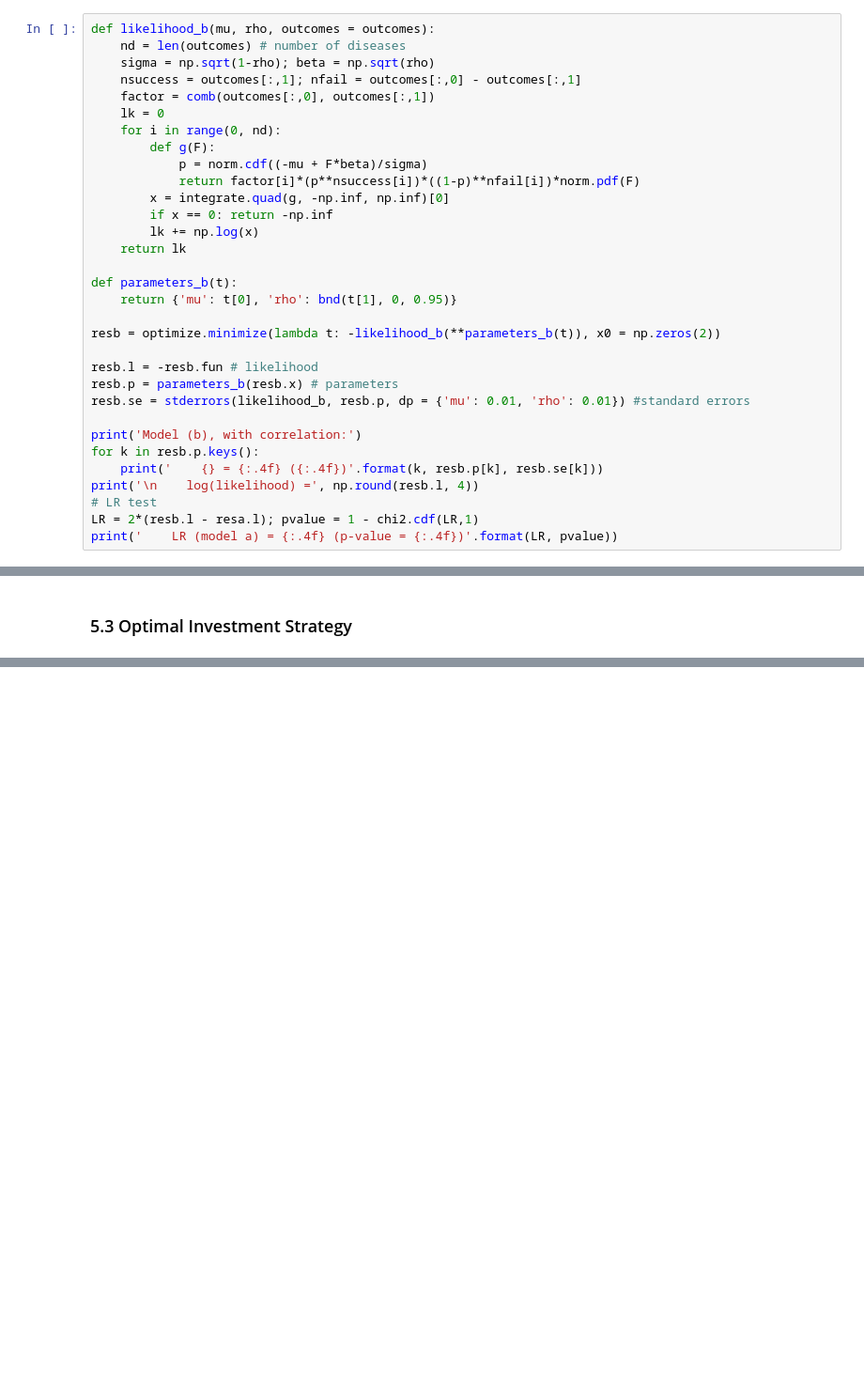
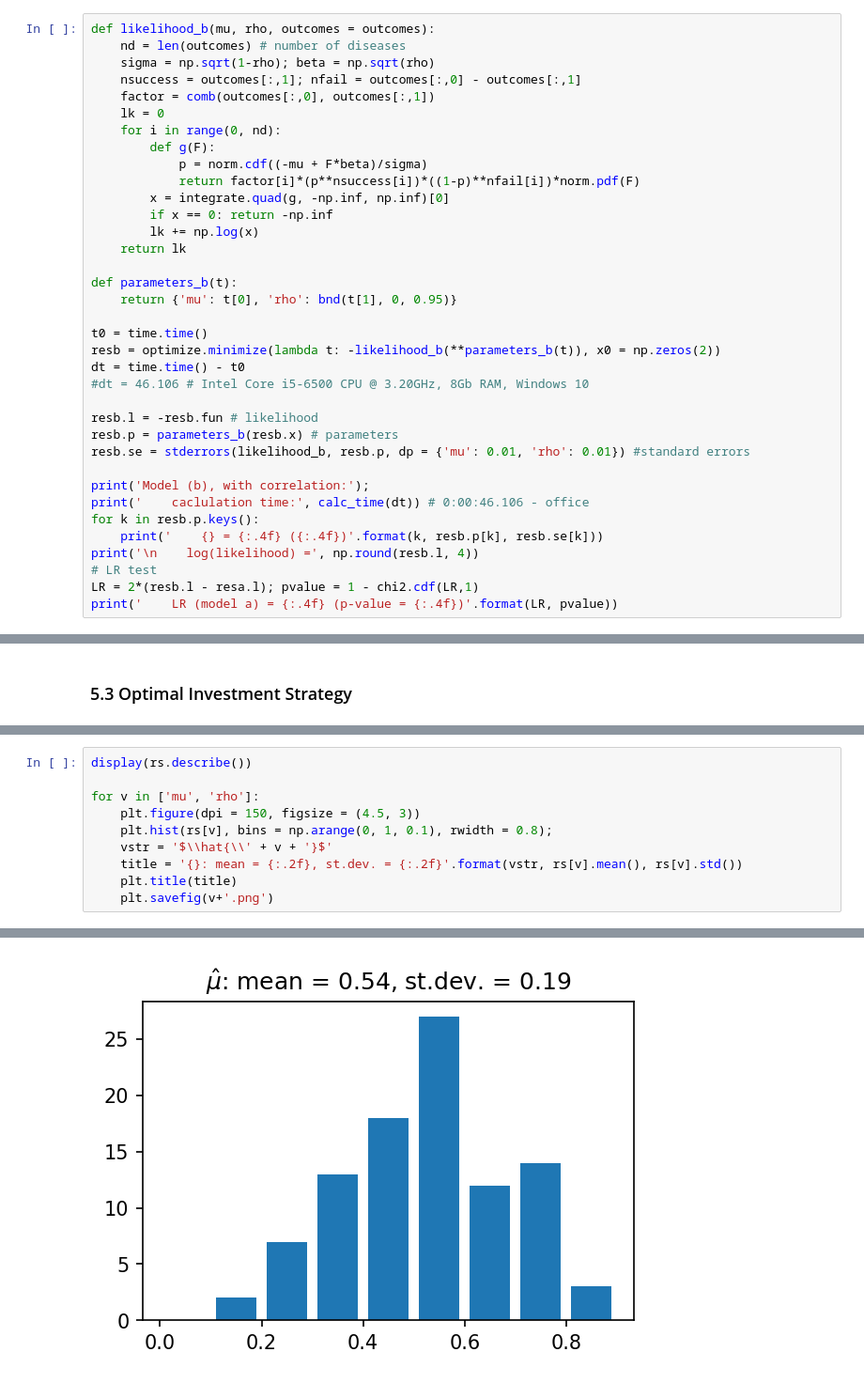
Before and after one commit to sergeynzhuk/clinical-trials-correlations, a Jupyter notebook: ctcorrelations-single-phase.ipynb, the cells around one changed output, grey strips where cells are left out. Shown at 94% size. Cells and saved outputs as stored; diff of their text form; blank space fills up the shorter version.

```diff
--- a/ctcorrelations-single-phase.ipynb
+++ b/ctcorrelations-single-phase.ipynb
@@ -229,13 +241,17 @@ def likelihood_b(mu, rho, outcomes = outcomes):
 def parameters_b(t):
     return {'mu': t[0], 'rho': bnd(t[1], 0, 0.95)}
 
+t0 = time.time()
 resb = optimize.minimize(lambda t: -likelihood_b(**parameters_b(t)), x0 = np.zeros(2))
+dt = time.time() - t0
+#dt = 46.106 # Intel Core i5-6500 CPU @ 3.20GHz, 8Gb RAM, Windows 10
 
 resb.l = -resb.fun # likelihood
 resb.p = parameters_b(resb.x) # parameters
 resb.se = stderrors(likelihood_b, resb.p, dp = {'mu': 0.01, 'rho': 0.01}) #standard errors
 
-print('Model (b), with correlation:')
+print('Model (b), with correlation:');
+print('    caclulation time:', calc_time(dt)) # 0:00:46.106 - office
 for k in resb.p.keys():
     print('    {} = {:.4f} ({:.4f})'.format(k, resb.p[k], resb.se[k]))
 print('\n    log(likelihood) =', np.round(resb.l, 4))
@@ -372,0 +516,11 @@ for j in range(0, len(B)):
+# %%
+display(rs.describe())
+
+for v in ['mu', 'rho']:
+    plt.figure(dpi = 150, figsize = (4.5, 3))
+    plt.hist(rs[v], bins = np.arange(0, 1, 0.1), rwidth = 0.8);
+    vstr = '$\\hat{\\' + v + '}$'
+    title = '{}: mean = {:.2f}, st.dev. = {:.2f}'.format(vstr, rs[v].mean(), rs[v].std())
+    plt.title(title)
+    plt.savefig(v+'.png')
+# %% [output]
@@ -372,0 +536 @@ for j in range(0, len(B)):
+[figure, added]
```
Also changed, not shown: parts of 20 cells of this notebook, 1 other file.
